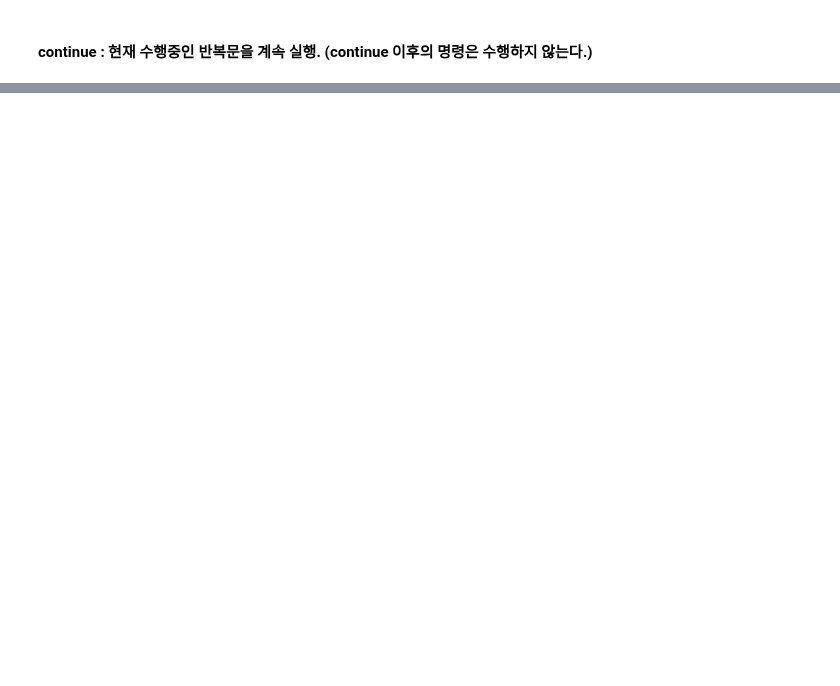
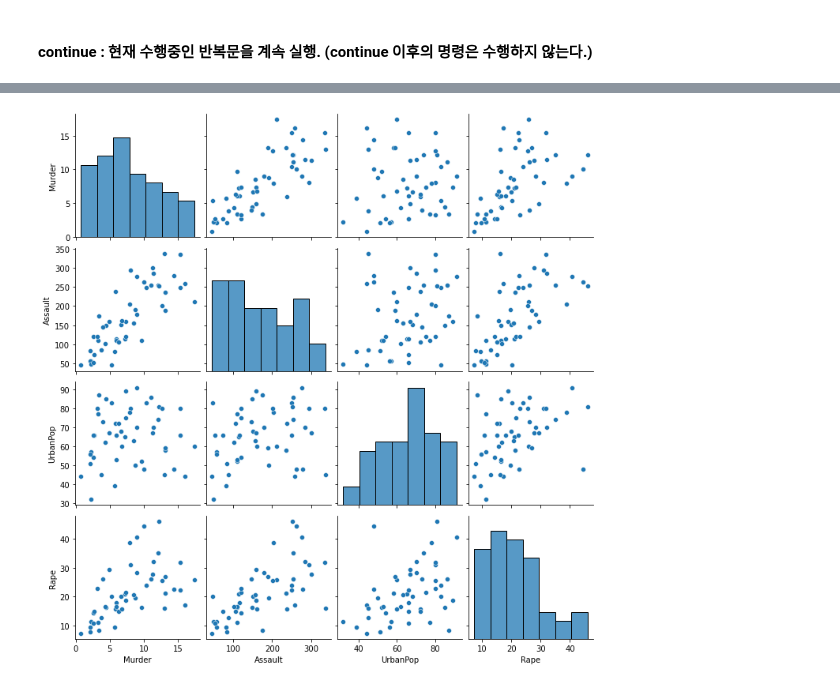
Before and after one commit to anjuiswhat/TIL, a Jupyter notebook: ADP_study/1주차과제.ipynb, the cells around one changed output, grey strips where cells are left out. Cells and saved outputs as stored; diff of their text form; code cells hidden in the pictures; blank space fills up the shorter version.

```diff
--- a/ADP_study/1주차과제.ipynb
+++ b/ADP_study/1주차과제.ipynb
@@ -117,0 +213,2 @@ for i in range(1,100):
+# %%
+df_arrests = pd.read_csv( "C:/Users/Administrator/GitHub/TIL/ADP_study/USArrests.csv" )
@@ -117,0 +248,5 @@ for i in range(1,100):
+# %%
+sb.pairplot(df_arrests, diag_kind='hist')
+plt.show()
+# %% [output]
+[figure, added]
```
Also changed, not shown: parts of 38 cells of this notebook.
